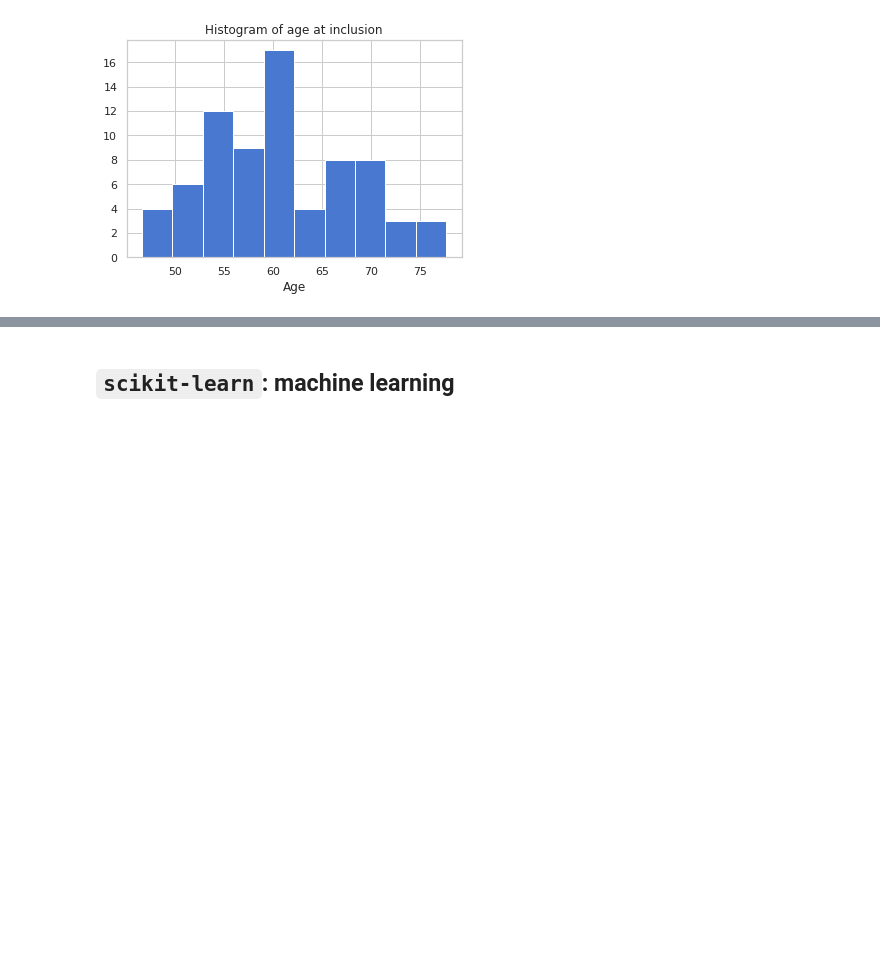
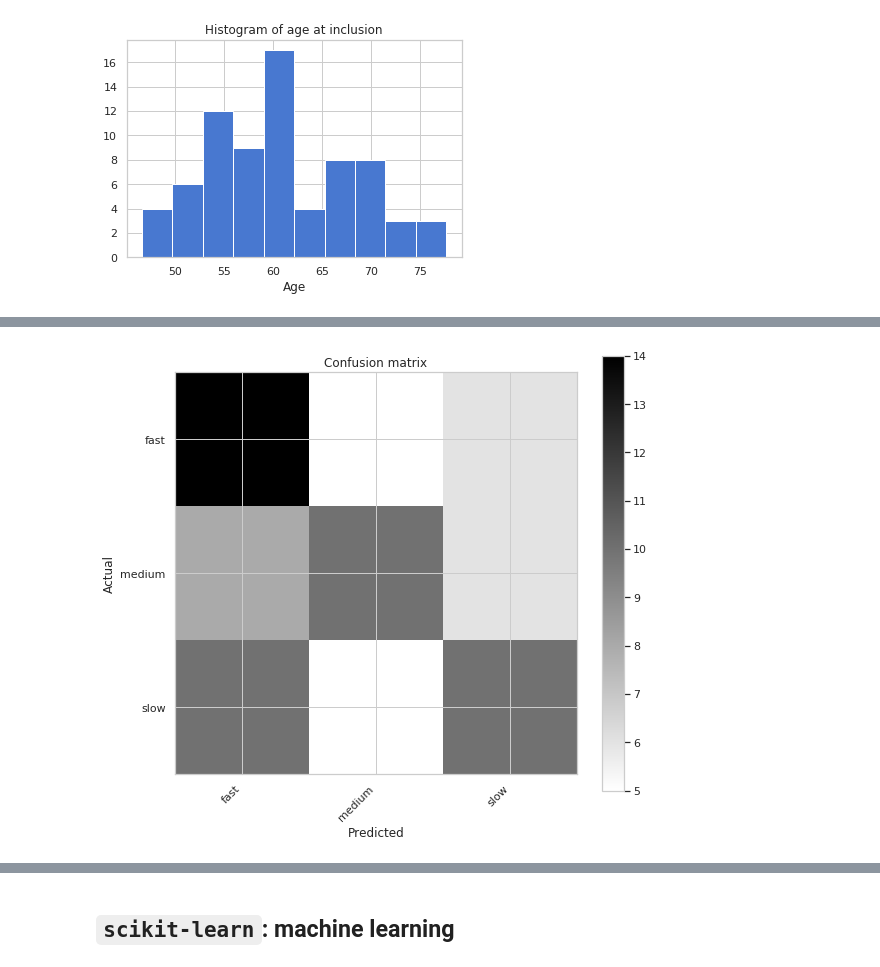
Before and after one commit to arvidl/lvv-ri, a Jupyter notebook: notebooks/0.0-test.ipynb, the cells around one changed output, grey strips where cells are left out. Saved outputs shown, nothing was run; the diff lists cells and outputs as text; code cells hidden in the pictures; blank space fills up the shorter version.

Commit message:
first complete version with a slight difference in classification results (confusion matrix) compared to the original PLOS ONE submission

```diff
--- a/notebooks/0.0-test.ipynb
+++ b/notebooks/0.0-test.ipynb
@@ -181,0 +193,25 @@ plt.show()
+# %%
+y_true = ['slow', 'slow', 'slow', 'fast', 'slow', 'slow', 'fast', 'medium',
+       'fast', 'medium', 'slow', 'medium', 'fast', 'medium', 'medium',
+       'medium', 'medium', 'slow', 'medium', 'medium', 'fast', 'fast',
+       'fast', 'fast', 'medium', 'slow', 'slow', 'fast', 'medium',
+       'medium', 'slow', 'slow', 'slow', 'slow', 'fast', 'fast', 'fast',
+       'medium', 'medium', 'medium', 'fast', 'fast', 'medium', 'medium',
+       'medium', 'medium', 'fast', 'slow', 'slow', 'slow', 'slow', 'slow',
+       'medium', 'fast', 'slow', 'slow', 'fast', 'slow', 'medium', 'fast',
+       'slow', 'medium', 'slow', 'slow', 'medium', 'fast', 'fast', 'fast',
+       'fast', 'fast', 'fast', 'fast', 'medium', 'slow']
+# %%
+y_pred = ['fast', 'medium', 'slow', 'medium', 'medium', 'slow', 'medium',
+       'fast', 'slow', 'medium', 'fast', 'fast', 'slow', 'medium',
+       'medium', 'medium', 'fast', 'fast', 'slow', 'fast', 'fast', 'fast',
+       'fast', 'slow', 'slow', 'slow', 'slow', 'slow', 'medium', 'fast',
+       'fast', 'fast', 'medium', 'fast', 'medium', 'medium', 'medium',
+       'slow', 'slow', 'medium', 'fast', 'fast', 'medium', 'medium',
+       'medium', 'fast', 'slow', 'medium', 'slow', 'slow', 'medium',
+       'fast', 'fast', 'fast', 'fast', 'slow', 'slow', 'fast', 'slow',
+       'fast', 'slow', 'medium', 'slow', 'slow', 'slow', 'fast', 'fast',
+       'fast', 'fast', 'fast', 'fast', 'fast', 'fast', 'fast']
+# %%
+y_confusion_matrix = ConfusionMatrix(y_true, y_pred)
+print("y Confusion matrix:\n%s" % y_confusion_matrix)
@@ -181,0 +247,5 @@ plt.show()
+# %%
+y_confusion_matrix.plot()
+plt.show()
+# %% [output]
+[figure, added]
```
Also changed, not shown: parts of 16 cells of this notebook, 38 other files.
